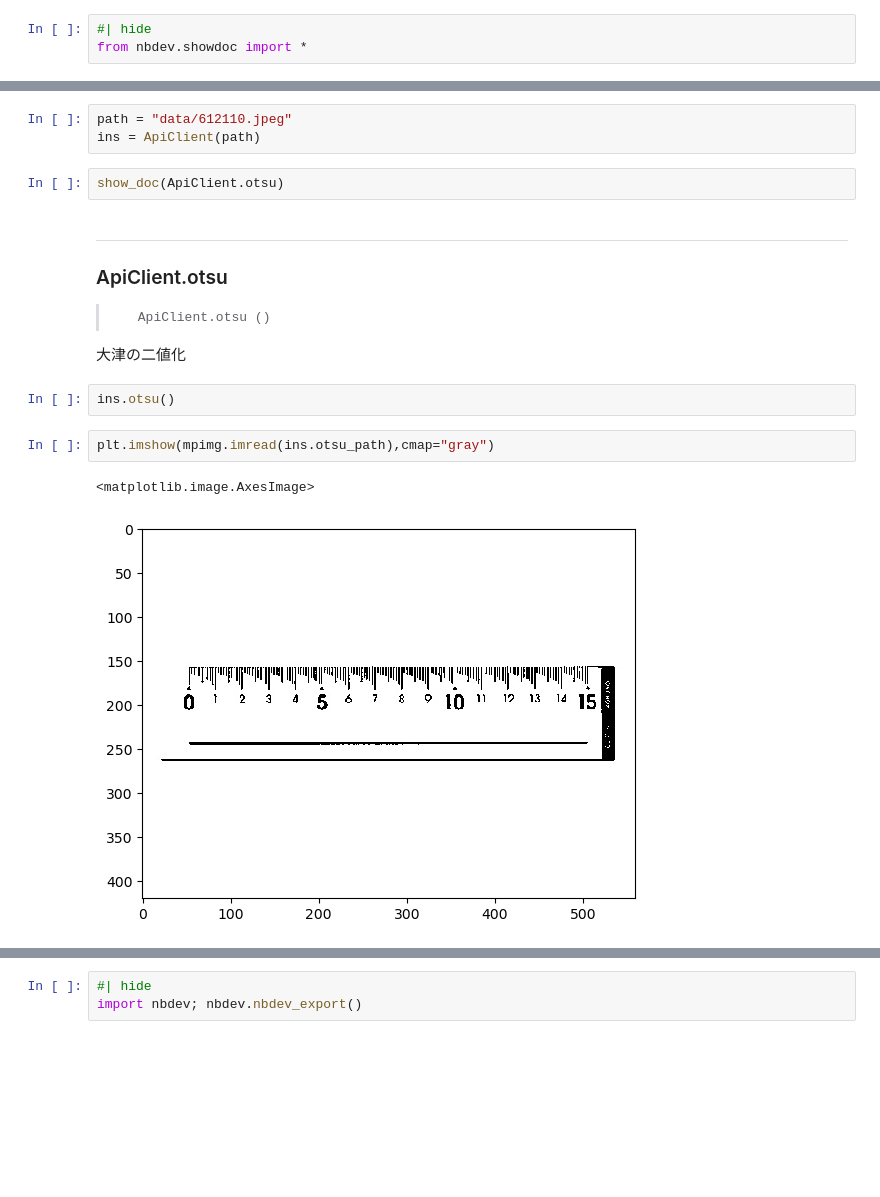
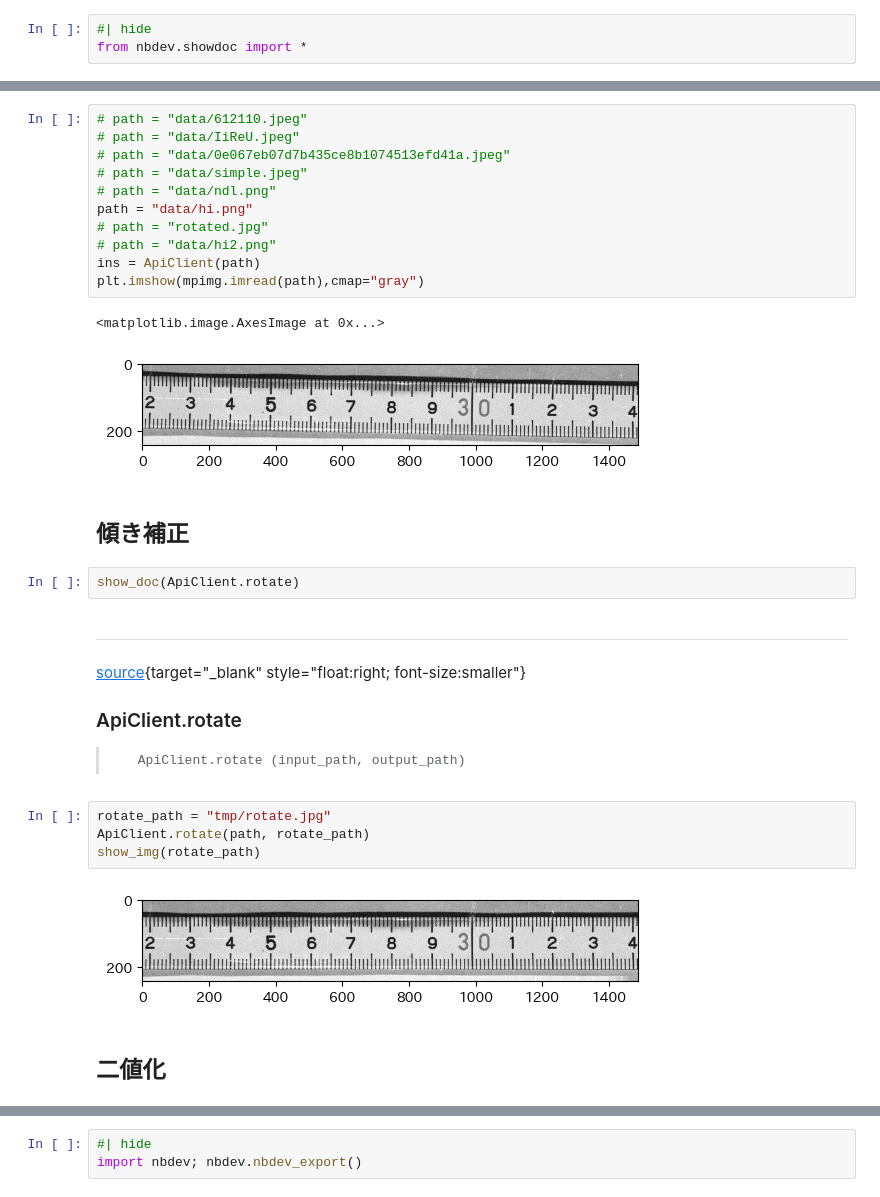
Before and after one commit to nakamura196/ruler_calc, a Jupyter notebook: api.ipynb, the cells around one changed output, grey strips where cells are left out. Cells and saved outputs as stored; diff of their text form; blank space fills up the shorter version.

```diff
--- a/api.ipynb
+++ b/api.ipynb
@@ -122,23 +645,37 @@ show_doc(ApiClient)
 
 Initialize self.  See help(type(self)) for accurate signature.
-# %%
-path = "data/612110.jpeg"
-ins = ApiClient(path)
+# %%
+# path = "data/612110.jpeg"
+# path = "data/IiReU.jpeg"
+# path = "data/0e067eb07d7b435ce8b1074513efd41a.jpeg"
+# path = "data/simple.jpeg"
+# path = "data/ndl.png"
+path = "data/hi.png"
+# path = "rotated.jpg"
+# path = "data/hi2.png"
+ins = ApiClient(path)
+plt.imshow(mpimg.imread(path),cmap="gray")
+# %% [output]
+<matplotlib.image.AxesImage at 0x...>
+[figure, added]
+# %% [markdown]
+## 傾き補正
 # %%
-show_doc(ApiClient.otsu)
+show_doc(ApiClient.rotate)
 # %% [output]
 ---
 
-### ApiClient.otsu
+[source](https://github.com/nakamura196/ruler_calc/blob/main/ruler_calc/api.py#L60){target="_blank" style="float:right; font-size:smaller"}
 
->      ApiClient.otsu ()
+### ApiClient.rotate
 
-大津の二値化
+>      ApiClient.rotate (input_path, output_path)
-# %%
-ins.otsu()
-# %%
-plt.imshow(mpimg.imread(ins.otsu_path),cmap="gray")
-# %% [output]
-<matplotlib.image.AxesImage>
-[figure, removed]
+# %%
+rotate_path = "tmp/rotate.jpg"
+ApiClient.rotate(path, rotate_path)
+show_img(rotate_path)
+# %% [output]
+[figure, added]
+# %% [markdown]
+## 二値化
 # %%
```
Also changed, not shown: parts of 30 cells of this notebook, 10 other files.
